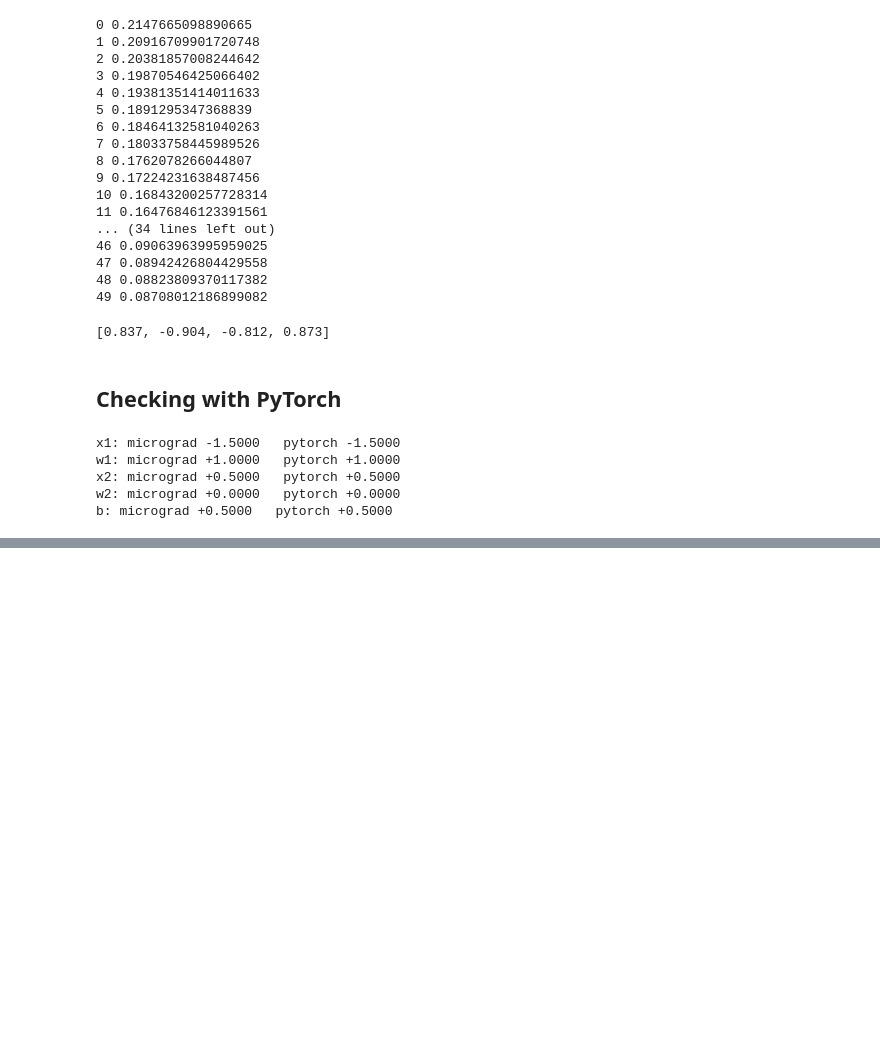
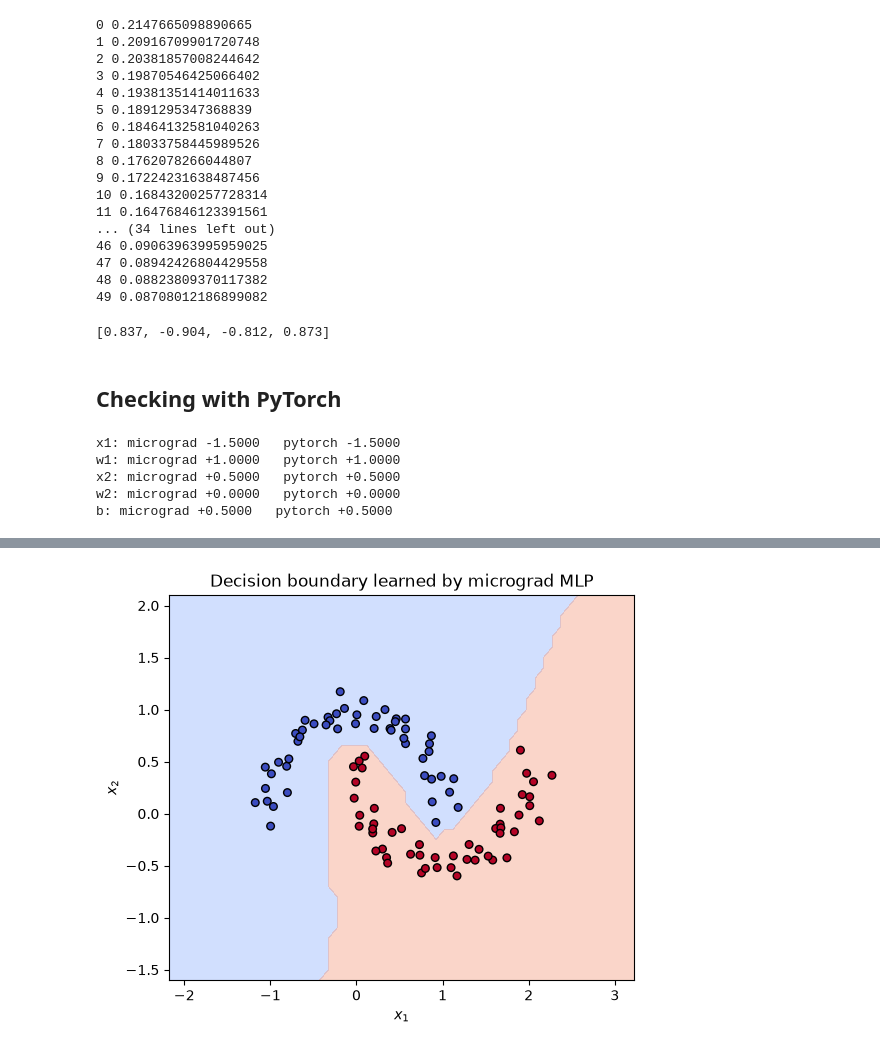
Before and after one commit to JiunSull/ml-from-scratch, a Jupyter notebook: neural-net/demo.ipynb, the cells around one changed output, grey strips where cells are left out. Saved outputs shown, nothing was run; the diff lists cells and outputs as text; code cells hidden in the pictures; blank space fills up the shorter version.

Commit message:
Finish micrograd

```diff
--- a/neural-net/demo.ipynb
+++ b/neural-net/demo.ipynb
@@ -129,0 +151,6 @@ b: micrograd +0.5000   pytorch +0.5000
+# %%
+def evaluate():
+    scores = [moons_model(list(map(Value, xi))) for xi in X]
+    loss = sum((s - yi)**2 for s, yi in zip(scores, y)) / len(y)    # mean squared error
+    acc = sum((s.data > 0) == (yi > 0) for s, yi in zip(scores, y)) / len(y)
+    return loss, acc
@@ -129,0 +177,17 @@ b: micrograd +0.5000   pytorch +0.5000
+# %%
+h = 0.1
+x_min, x_max = X[:, 0].min() - 1, X[:, 0].max() + 1
+y_min, y_max = X[:, 1].min() - 1, X[:, 1].max() + 1
+xx, yy = np.meshgrid(np.arange(x_min, x_max, h), np.arange(y_min, y_max, h))
+grid = np.c_[xx.ravel(), yy.ravel()]
+
+Z = np.array([moons_model(list(map(Value, p))).data > 0 for p in grid]).reshape(xx.shape)
+
+fig, ax = plt.subplots(figsize=(6, 5))
+ax.contourf(xx, yy, Z, cmap='coolwarm', alpha=0.4)
+ax.scatter(X[:, 0], X[:, 1], c=y, cmap='coolwarm', s=30, edgecolors='k')
+ax.set_title('Decision boundary learned by micrograd MLP')
+ax.set_xlabel('$x_1$'); ax.set_ylabel('$x_2$')
+fig.savefig('../assets/micrograd_decision_boundary.png', dpi=150, bbox_inches='tight')
+# %% [output]
+[figure, added]
```
Also changed, not shown: parts of 4 cells of this notebook, 2 other files.
